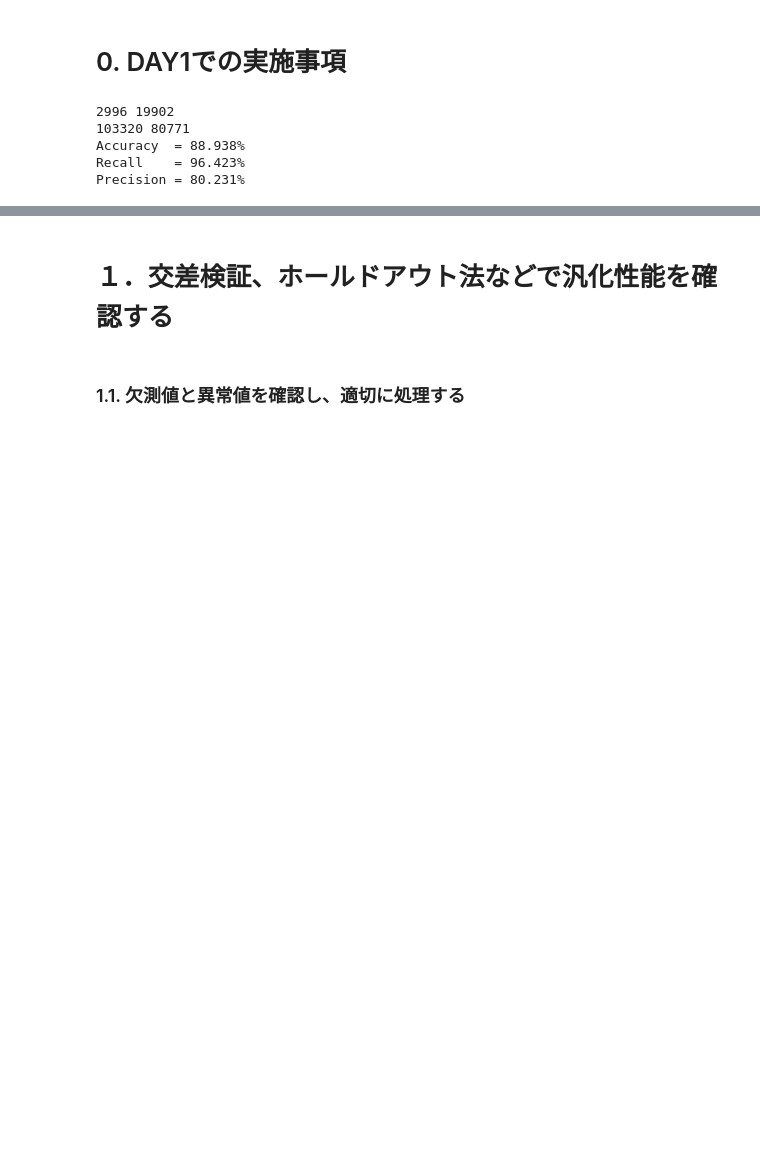
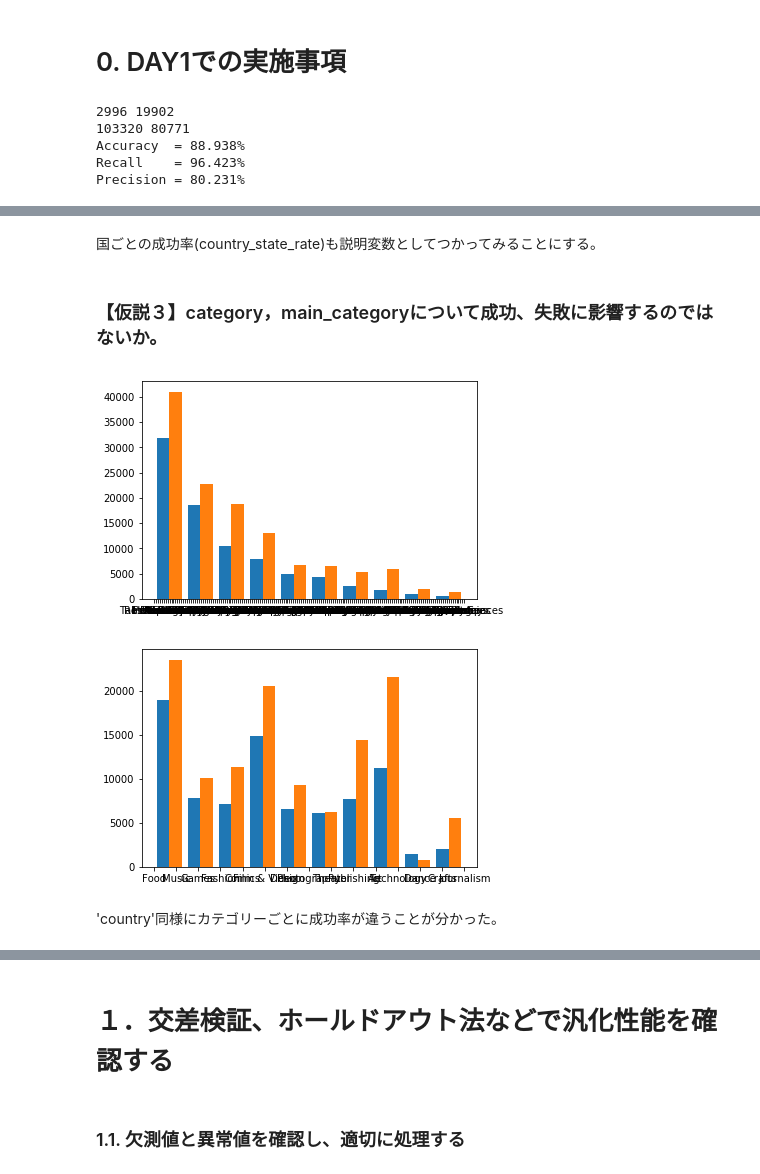
Before and after one commit to Junya-Bell-Wood/ml_tokyo_12, a Jupyter notebook: Day2_work_鈴木淳哉.ipynb, the cells around one changed output, grey strips where cells are left out. Cells and saved outputs as stored; diff of their text form; code cells hidden in the pictures; blank space fills up the shorter version.

```diff
--- a/Day2_work_鈴木淳哉.ipynb
+++ b/Day2_work_鈴木淳哉.ipynb
@@ -99,0 +207,16 @@ Precision = 80.231%
+# %% [markdown]
+国ごとの成功率(country_state_rate)も説明変数としてつかってみることにする。
+# %% [markdown]
+### 【仮説３】category，main_categoryについて成功、失敗に影響するのではないか。
+# %%
+#それぞれを'days'についてヒストグラムを書いてみる
+plt.hist([df_f18_S["category"], df_f18_F["category"]], stacked=False)
+plt.show()
+#それぞれを'days'についてヒストグラムを書いてみる
+plt.hist([df_f18_S["main_category"], df_f18_F["main_category"]], stacked=False)
+plt.show()
+# %% [output]
+[figure, added]
+[figure, added]
+# %% [markdown]
+'country'同様にカテゴリーごとに成功率が違うことが分かった。
```
Also changed, not shown: parts of 17 cells of this notebook.
